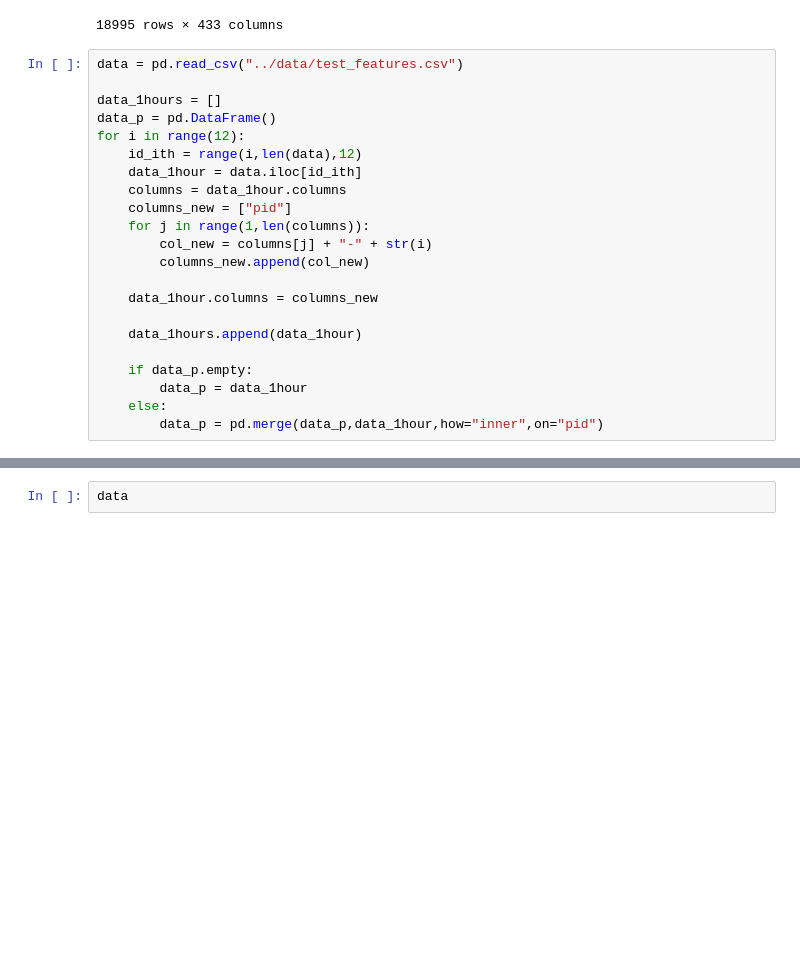
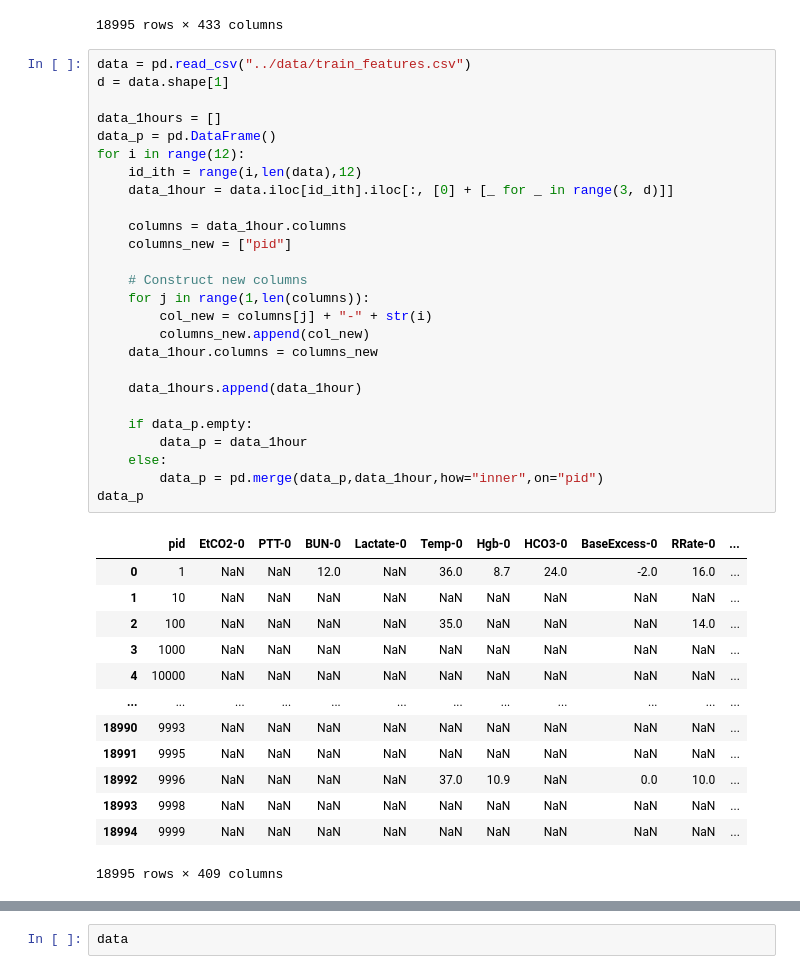
Before and after one commit to simondanielsson/intro-ml, a Jupyter notebook: task2/exploration/exploration_simon.ipynb, the cells around one changed output, grey strips where cells are left out. Drawn from its saved outputs; the diff is of its cells as text; blank space fills up the shorter version.

```diff
--- a/task2/exploration/exploration_simon.ipynb
+++ b/task2/exploration/exploration_simon.ipynb
@@ -314,24 +314,42 @@ X_ts
 | 18994 | 31658 | 1 | 60.0 | NaN | NaN | NaN | NaN | NaN | NaN | NaN | ... | ... |
 18995 rows × 433 columns
 # %%
-data = pd.read_csv("../data/test_features.csv")
+data = pd.read_csv("../data/train_features.csv")
+d = data.shape[1]
 
 data_1hours = []
 data_p = pd.DataFrame()
 for i in range(12):
     id_ith = range(i,len(data),12)
-    data_1hour = data.iloc[id_ith]
+    data_1hour = data.iloc[id_ith].iloc[:, [0] + [_ for _ in range(3, d)]]
+
     columns = data_1hour.columns
     columns_new = ["pid"]
+
+    # Construct new columns
     for j in range(1,len(columns)):
         col_new = columns[j] + "-" + str(i)
         columns_new.append(col_new)
-
     data_1hour.columns = columns_new
 
     data_1hours.append(data_1hour)
 
     if data_p.empty:
         data_p = data_1hour
     else:
         data_p = pd.merge(data_p,data_1hour,how="inner",on="pid")
+data_p
+# %% [output]
+|  | pid | EtCO2-0 | PTT-0 | BUN-0 | Lactate-0 | Temp-0 | Hgb-0 | HCO3-0 | BaseExcess-0 | RRate-0 | ... |
+| 0 | 1 | NaN | NaN | 12.0 | NaN | 36.0 | 8.7 | 24.0 | -2.0 | 16.0 | ... |
+| 1 | 10 | NaN | NaN | NaN | NaN | NaN | NaN | NaN | NaN | NaN | ... |
+| 2 | 100 | NaN | NaN | NaN | NaN | 35.0 | NaN | NaN | NaN | 14.0 | ... |
+| 3 | 1000 | NaN | NaN | NaN | NaN | NaN | NaN | NaN | NaN | NaN | ... |
+| 4 | 10000 | NaN | NaN | NaN | NaN | NaN | NaN | NaN | NaN | NaN | ... |
+| ... | ... | ... | ... | ... | ... | ... | ... | ... | ... | ... | ... |
+| 18990 | 9993 | NaN | NaN | NaN | NaN | NaN | NaN | NaN | NaN | NaN | ... |
+| 18991 | 9995 | NaN | NaN | NaN | NaN | NaN | NaN | NaN | NaN | NaN | ... |
+| 18992 | 9996 | NaN | NaN | NaN | NaN | 37.0 | 10.9 | NaN | 0.0 | 10.0 | ... |
+| 18993 | 9998 | NaN | NaN | NaN | NaN | NaN | NaN | NaN | NaN | NaN | ... |
+| 18994 | 9999 | NaN | NaN | NaN | NaN | NaN | NaN | NaN | NaN | NaN | ... |
+18995 rows × 409 columns
```
Also changed, not shown: parts of 11 cells of this notebook, 43 other files.
